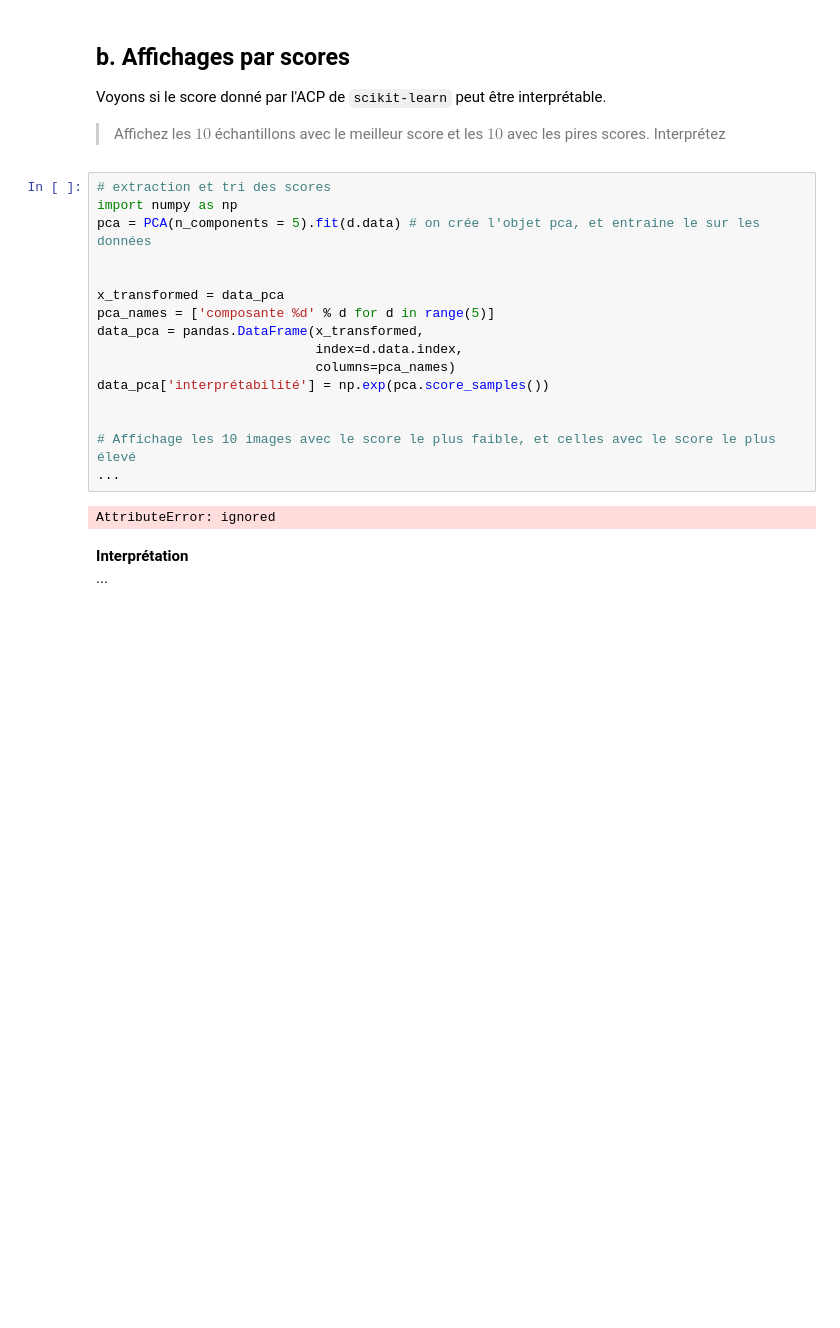
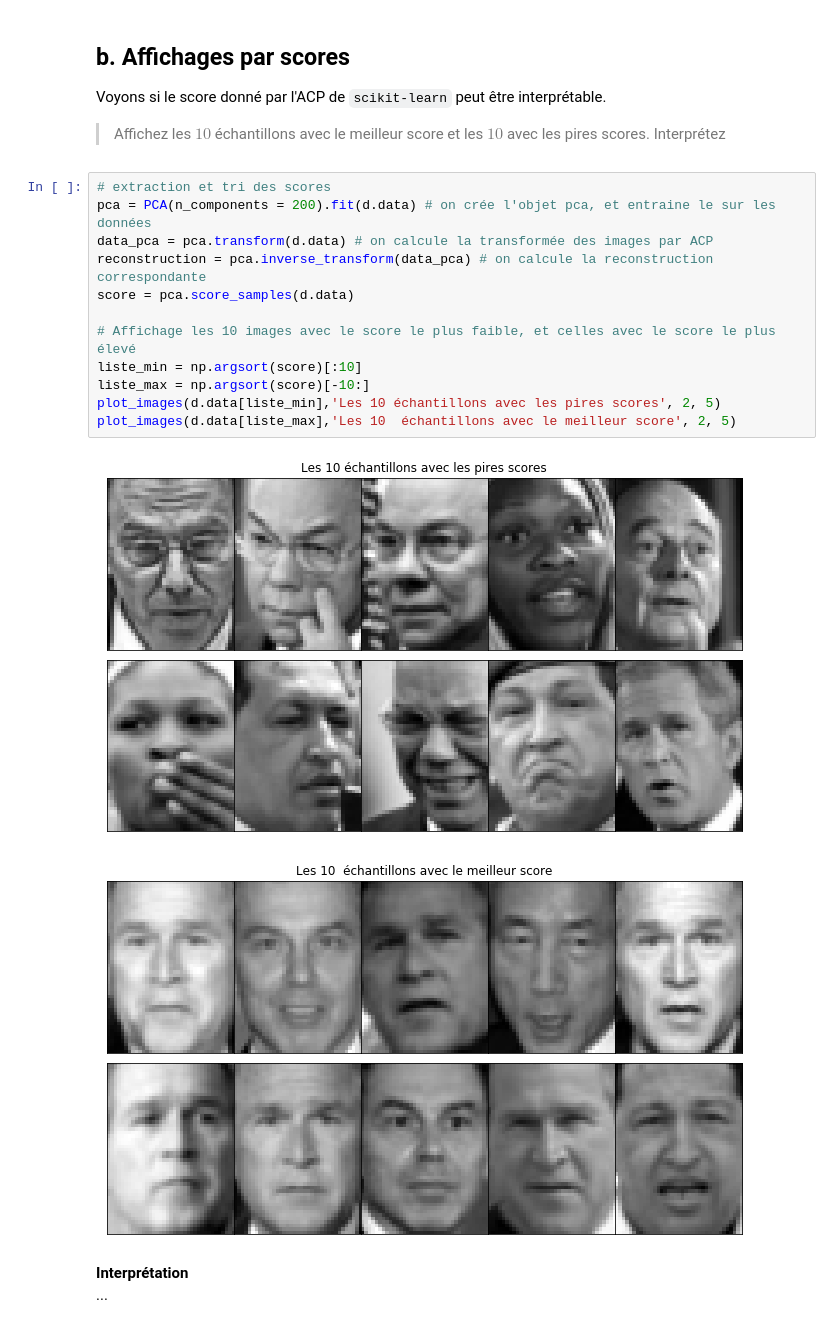
Before and after one commit to campusplage/compte-rendus-pellegrin-nagaratnam, a Jupyter notebook: TP2_sklearn.ipynb, the cells around one changed output. Drawn from its saved outputs; the diff is of its cells as text; blank space fills up the shorter version.

```diff
--- a/TP2_sklearn.ipynb
+++ b/TP2_sklearn.ipynb
@@ -326,22 +312,19 @@ Voyons si le score donné par l'ACP de `scikit-learn` peut être interprétable.
 > Affichez les $10$ échantillons avec le meilleur score et les $10$ avec les pires scores. Interprétez
 # %%
 # extraction et tri des scores
-import numpy as np
-pca = PCA(n_components = 5).fit(d.data) # on crée l'objet pca, et entraine le sur les données
-
-
-x_transformed = data_pca
-pca_names = ['composante %d' % d for d in range(5)]
-data_pca = pandas.DataFrame(x_transformed,
-                            index=d.data.index,
-                            columns=pca_names)
-data_pca['interprétabilité'] = np.exp(pca.score_samples())
-
+pca = PCA(n_components = 200).fit(d.data) # on crée l'objet pca, et entraine le sur les données
+data_pca = pca.transform(d.data) # on calcule la transformée des images par ACP
+reconstruction = pca.inverse_transform(data_pca) # on calcule la reconstruction correspondante
+score = pca.score_samples(d.data)
 
 # Affichage les 10 images avec le score le plus faible, et celles avec le score le plus élevé
-...
+liste_min = np.argsort(score)[:10]
+liste_max = np.argsort(score)[-10:]
+plot_images(d.data[liste_min],'Les 10 échantillons avec les pires scores', 2, 5)
+plot_images(d.data[liste_max],'Les 10  échantillons avec le meilleur score', 2, 5)
 # %% [output]
-AttributeError: ignored
+[figure, added]
+[figure, added]
 # %% [markdown]
 __Interprétation__
 ...
```
Also changed, not shown: parts of 2 cells of this notebook.
